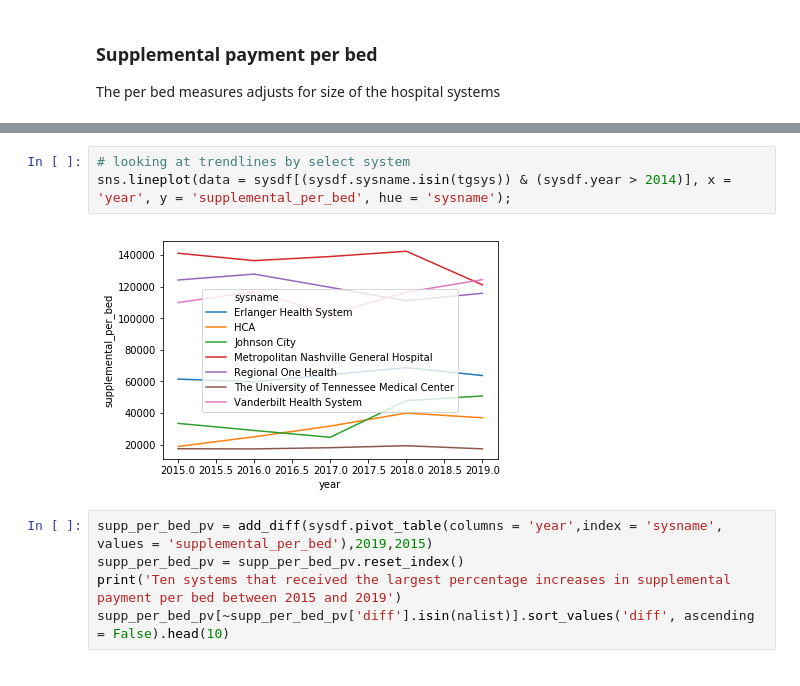
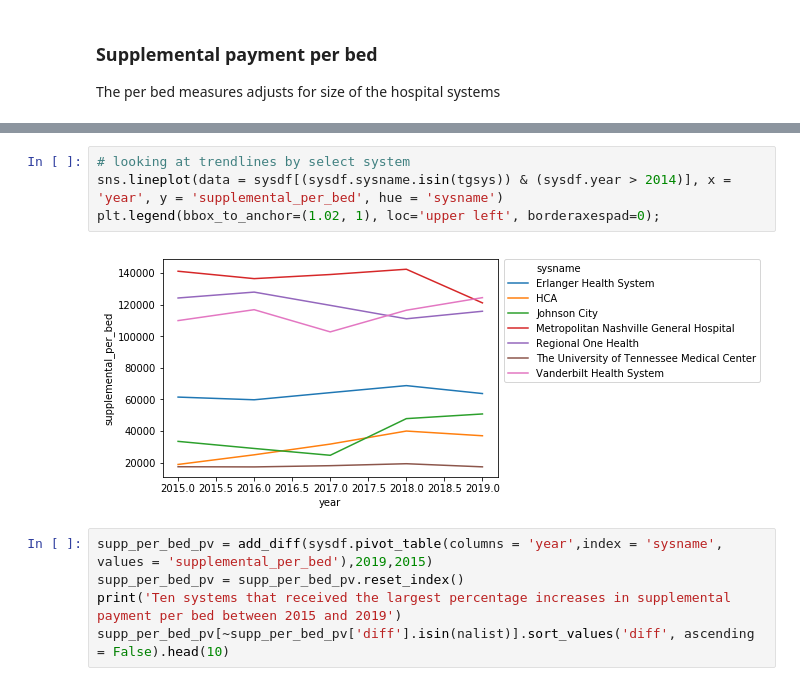
Before and after one commit to NPR-investigations/the_healthcare_divide, a Jupyter notebook: 20210517_healthcare_divide_for_sharing.ipynb, the cells around one changed output, grey strips where cells are left out. Saved outputs shown, nothing was run; the diff lists cells and outputs as text.

```diff
--- a/20210517_healthcare_divide_for_sharing.ipynb
+++ b/20210517_healthcare_divide_for_sharing.ipynb
@@ -378,9 +381,10 @@ Supplemental payment per bed, safety-net vs. non-safety-net
 | 1 | safety_net | 0.0 | 0.0 | 0.0 | 77723.516239 | 79088.483531 | 74387.449514 | 81400.422316 | 81261.992716 | 0.045526 |
 # %%
 # looking at trendlines by select system
-sns.lineplot(data = sysdf[(sysdf.sysname.isin(tgsys)) & (sysdf.year > 2014)], x = 'year', y = 'supplemental_per_bed', hue = 'sysname');
+sns.lineplot(data = sysdf[(sysdf.sysname.isin(tgsys)) & (sysdf.year > 2014)], x = 'year', y = 'supplemental_per_bed', hue = 'sysname')
+plt.legend(bbox_to_anchor=(1.02, 1), loc='upper left', borderaxespad=0);
 # %% [output]
-[figure, old version]
+[figure, new version]
 # %%
 supp_per_bed_pv = add_diff(sysdf.pivot_table(columns = 'year',index = 'sysname', values = 'supplemental_per_bed'),2019,2015)
 supp_per_bed_pv = supp_per_bed_pv.reset_index()
```
Also changed, not shown: parts of 38 cells of this notebook.
